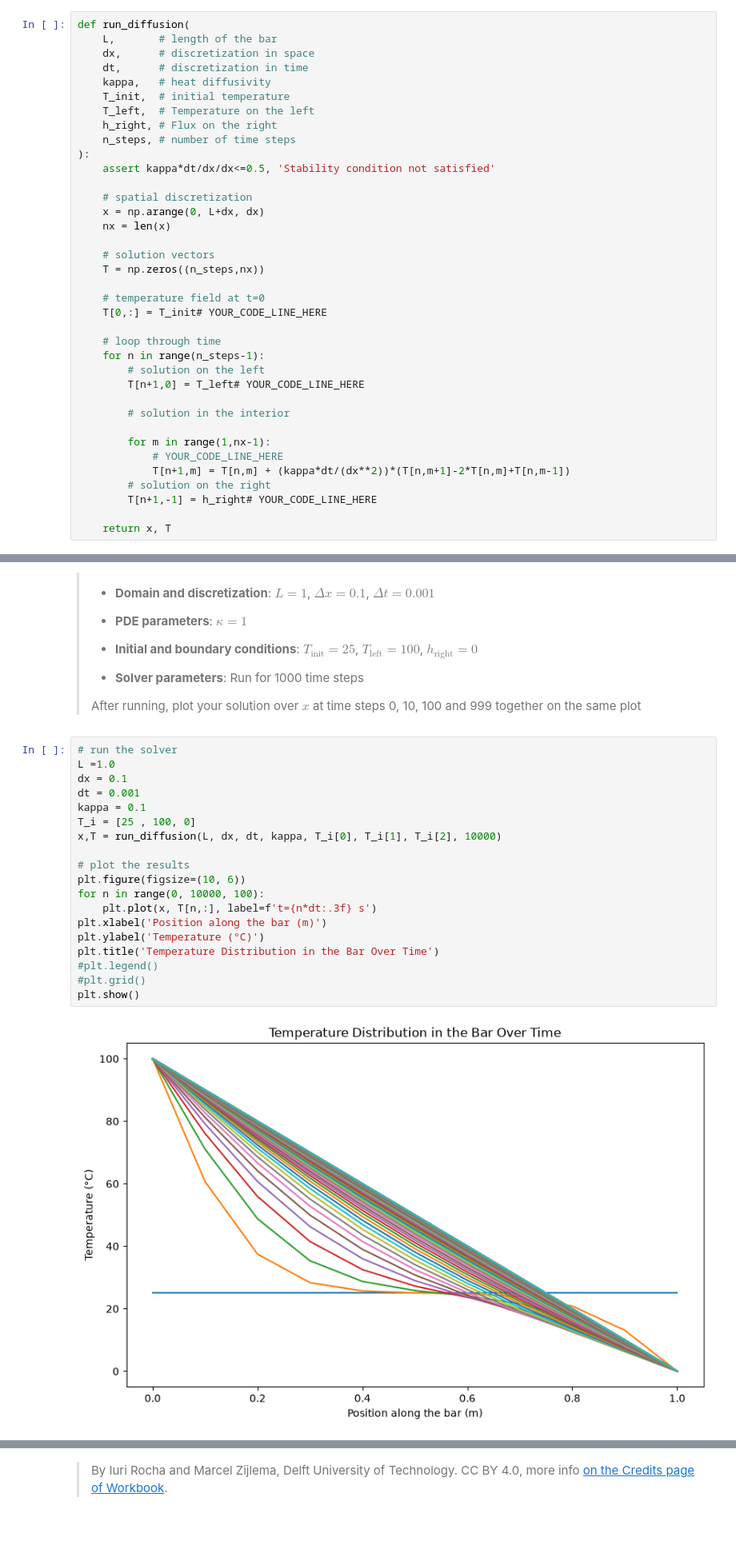
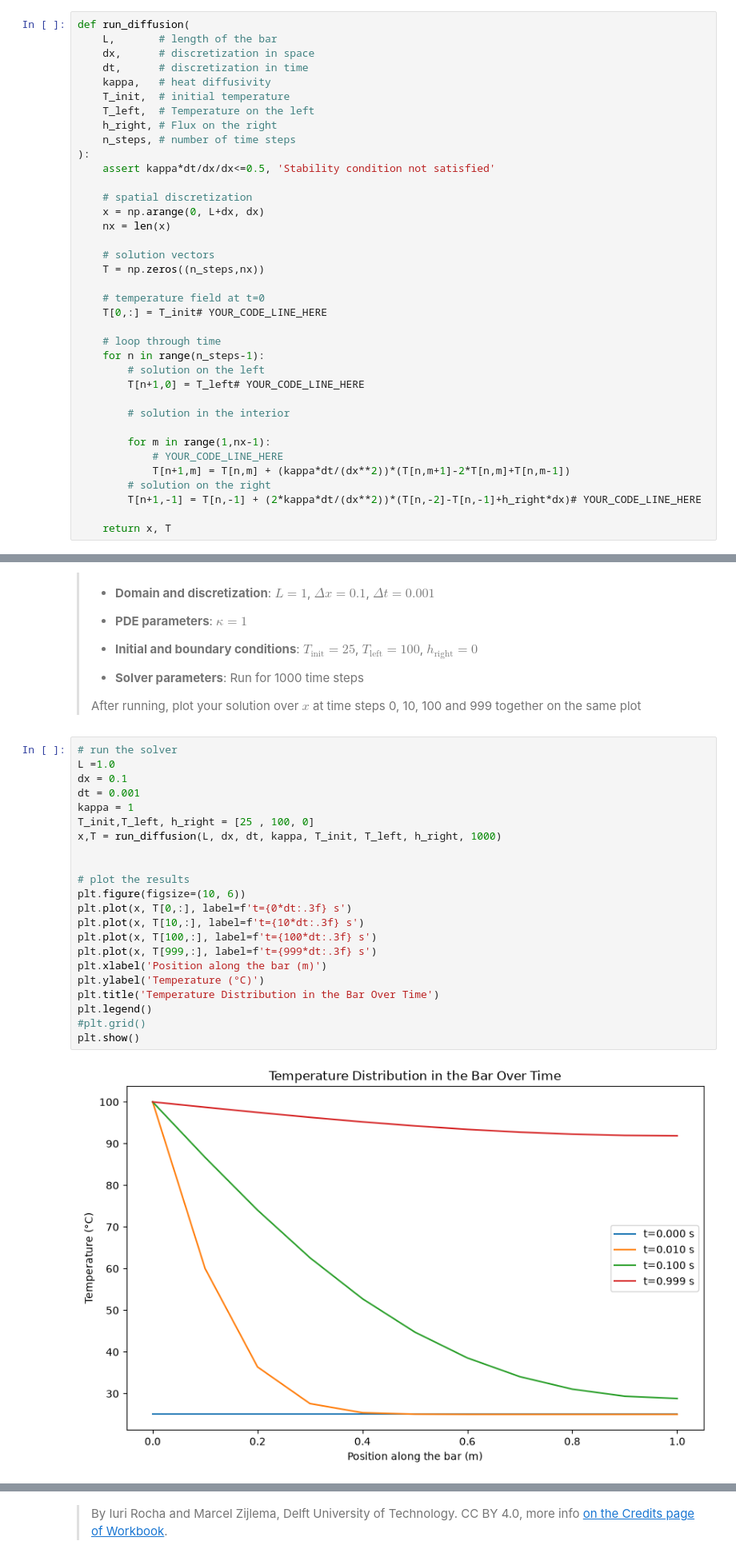
Before and after one commit to fabtapiarodriguez-cloud/Q2, a Jupyter notebook: Week_01/all_files_PA_2_1/1_functional.ipynb, the cells around one changed output, grey strips where cells are left out. Shown at 80% size. Saved outputs shown, nothing was run; the diff lists cells and outputs as text; blank space fills up the shorter version.

```diff
--- a/Week_01/all_files_PA_2_1/1_functional.ipynb
+++ b/Week_01/all_files_PA_2_1/1_functional.ipynb
@@ -45,7 +45,7 @@ def run_diffusion(
             # YOUR_CODE_LINE_HERE
             T[n+1,m] = T[n,m] + (kappa*dt/(dx**2))*(T[n,m+1]-2*T[n,m]+T[n,m-1])
         # solution on the right
-        T[n+1,-1] = h_right# YOUR_CODE_LINE_HERE
+        T[n+1,-1] = T[n,-1] + (2*kappa*dt/(dx**2))*(T[n,-2]-T[n,-1]+h_right*dx)# YOUR_CODE_LINE_HERE
 
     return x, T
 # %% [markdown]
@@ -69,24 +69,27 @@ Now let us use the code to run a simple diffusion example.
 # %%
 # run the solver
 L =1.0
 dx = 0.1
 dt = 0.001
-kappa = 0.1
-T_i = [25 , 100, 0]
-x,T = run_diffusion(L, dx, dt, kappa, T_i[0], T_i[1], T_i[2], 10000)
+kappa = 1
+T_init,T_left, h_right = [25 , 100, 0]
+x,T = run_diffusion(L, dx, dt, kappa, T_init, T_left, h_right, 1000)
+
 
 # plot the results
 plt.figure(figsize=(10, 6))
-for n in range(0, 10000, 100):
-    plt.plot(x, T[n,:], label=f't={n*dt:.3f} s')
+plt.plot(x, T[0,:], label=f't={0*dt:.3f} s')
+plt.plot(x, T[10,:], label=f't={10*dt:.3f} s')
+plt.plot(x, T[100,:], label=f't={100*dt:.3f} s')
+plt.plot(x, T[999,:], label=f't={999*dt:.3f} s')
 plt.xlabel('Position along the bar (m)')
 plt.ylabel('Temperature (°C)')
 plt.title('Temperature Distribution in the Bar Over Time')
-#plt.legend()
+plt.legend()
 #plt.grid()
 plt.show()
 # %% [output]
-[figure, old version]
+[figure, new version]
 # %% [markdown]
 > See how even though the parameters can be neatly organized into the four logical groups above? Nevertheless, **they all get jammed together in the same function call** and the best we can do is to order them in some sensible way.
 
```
Also changed, not shown: 1 other file.
